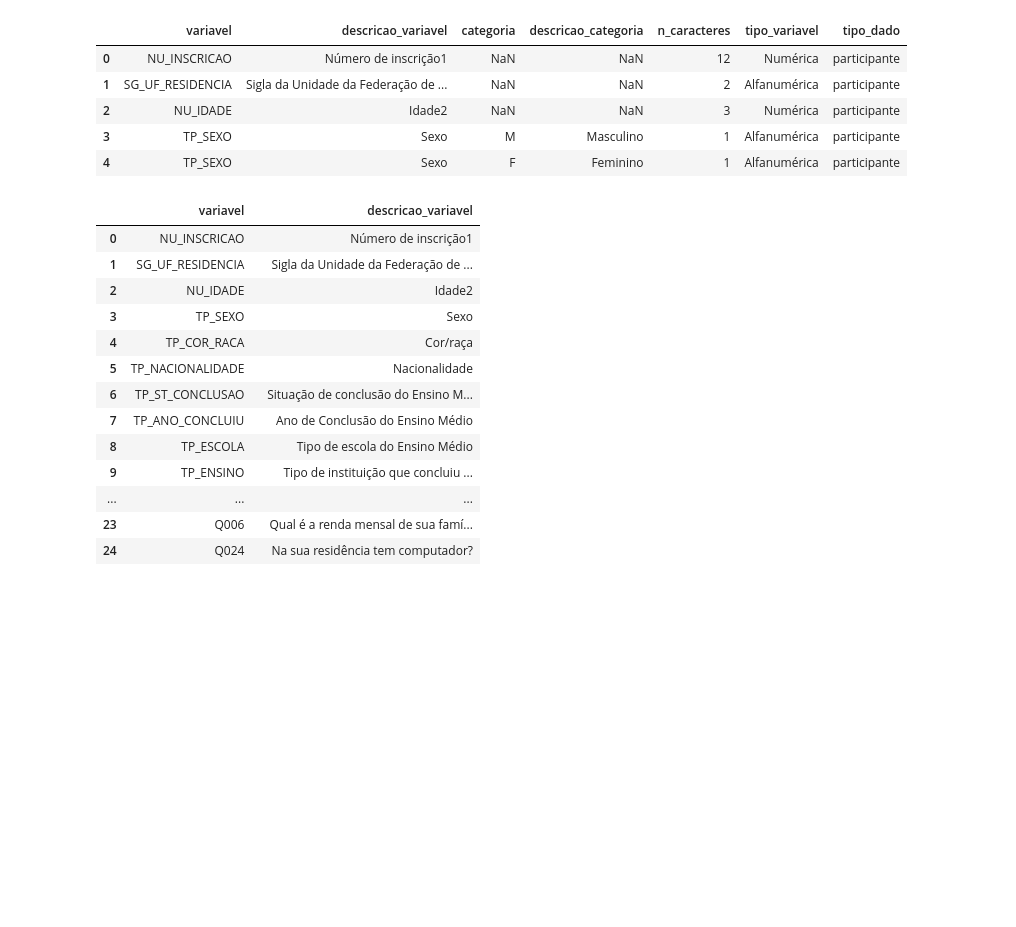
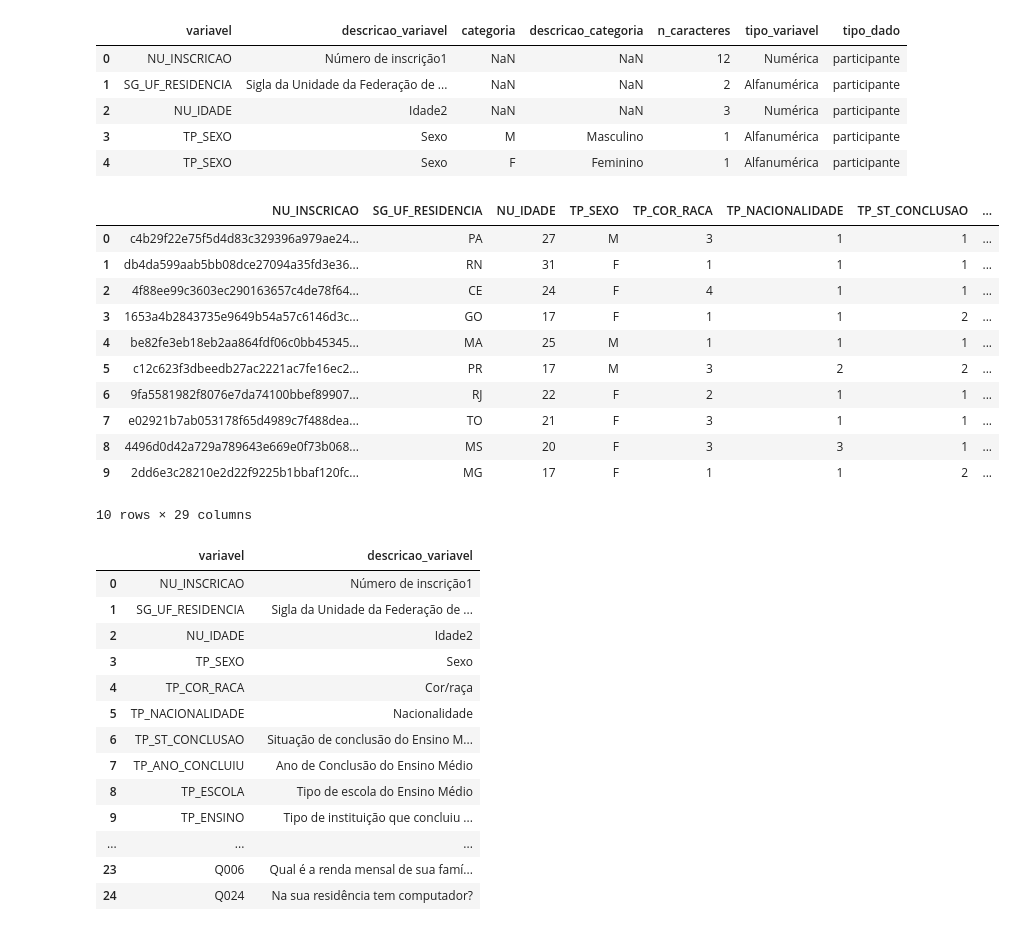
Before and after one commit to leticiafaria7/case-enem, a Jupyter notebook: analises-enem.ipynb, the cells around one changed output. Saved outputs shown, nothing was run; the diff lists cells and outputs as text; code cells hidden in the pictures; blank space fills up the shorter version.

```diff
--- a/analises-enem.ipynb
+++ b/analises-enem.ipynb
@@ -46,6 +45,23 @@ dicionario_colunas.head()
 | 2 | NU_IDADE | Idade2 | NaN | NaN | 3 | Numérica | participante |
 | 3 | TP_SEXO | Sexo | M | Masculino | 1 | Alfanumérica | participante |
 | 4 | TP_SEXO | Sexo | F | Feminino | 1 | Alfanumérica | participante |
+# %%
+# verificar a base de dados do enem
+
+base_enem.head(10)
+# %% [output]
+|  | NU_INSCRICAO | SG_UF_RESIDENCIA | NU_IDADE | TP_SEXO | TP_COR_RACA | TP_NACIONALIDADE | TP_ST_CONCLUSAO | ... |
+| 0 | c4b29f22e75f5d4d83c329396a979ae24... | PA | 27 | M | 3 | 1 | 1 | ... |
+| 1 | db4da599aab5bb08dce27094a35fd3e36... | RN | 31 | F | 1 | 1 | 1 | ... |
+| 2 | 4f88ee99c3603ec290163657c4de78f64... | CE | 24 | F | 4 | 1 | 1 | ... |
+| 3 | 1653a4b2843735e9649b54a57c6146d3c... | GO | 17 | F | 1 | 1 | 2 | ... |
+| 4 | be82fe3eb18eb2aa864fdf06c0bb45345... | MA | 25 | M | 1 | 1 | 1 | ... |
+| 5 | c12c623f3dbeedb27ac2221ac7fe16ec2... | PR | 17 | M | 3 | 2 | 2 | ... |
+| 6 | 9fa5581982f8076e7da74100bbef89907... | RJ | 22 | F | 2 | 1 | 1 | ... |
+| 7 | e02921b7ab053178f65d4989c7f488dea... | TO | 21 | F | 3 | 1 | 1 | ... |
+| 8 | 4496d0d42a729a789643e669e0f73b068... | MS | 20 | F | 3 | 3 | 1 | ... |
+| 9 | 2dd6e3c28210e2d22f9225b1bbaf120fc... | MG | 17 | F | 1 | 1 | 2 | ... |
+10 rows × 29 columns
 # %%
 # gerar base para criar o depara
 
```
Also changed, not shown: parts of 37 cells of this notebook.
